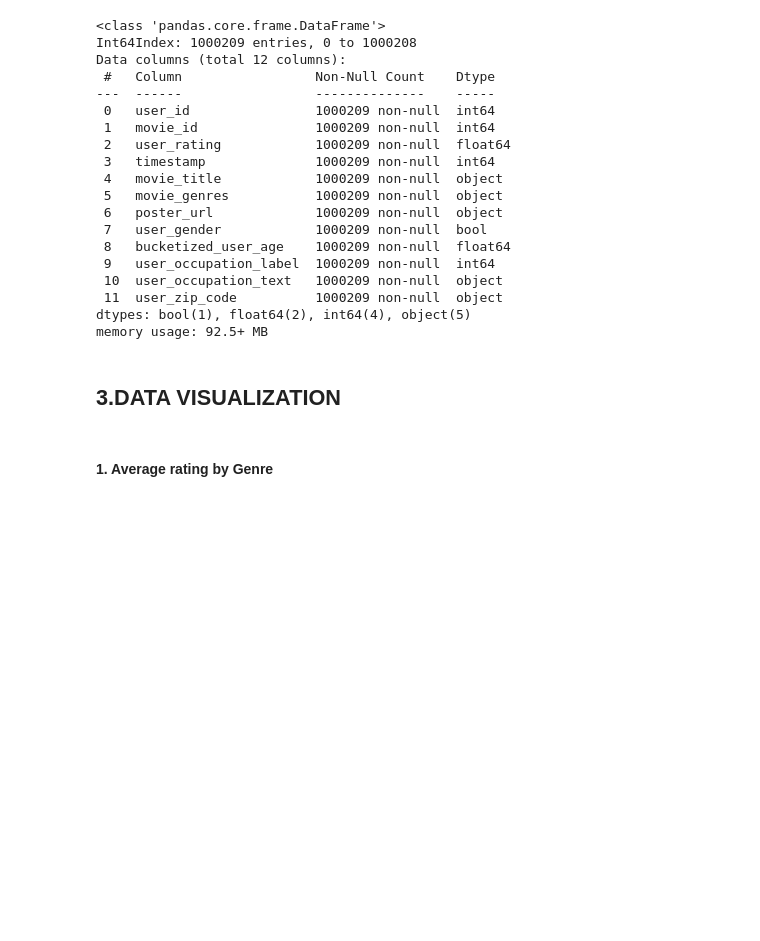
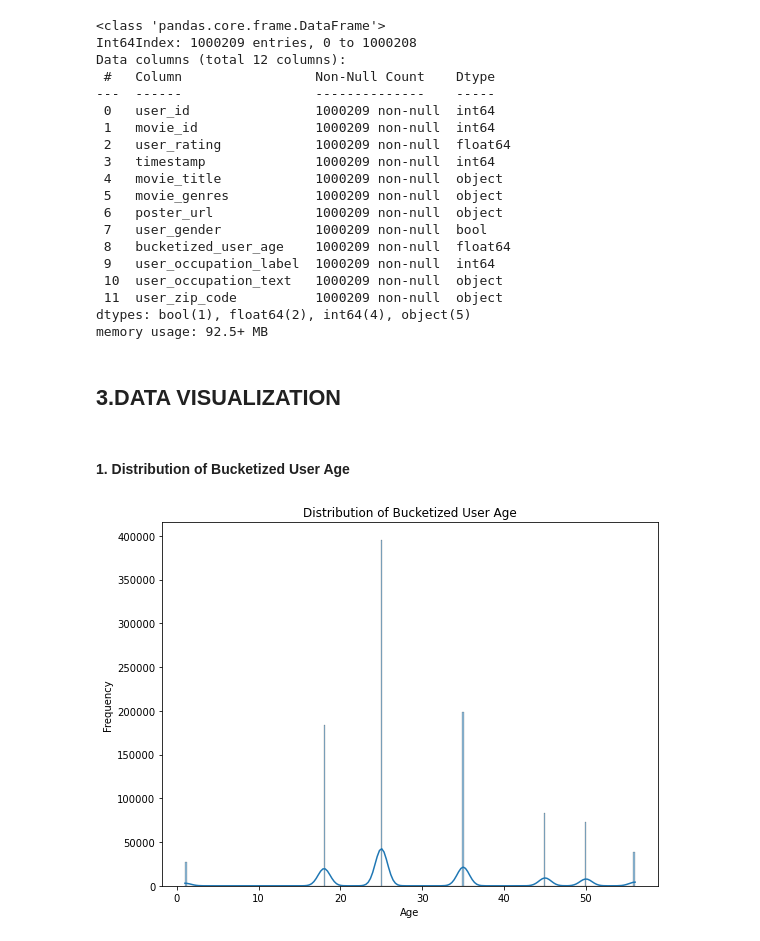
Before and after one commit to FGithaiga/MOVIE_LENS, a Jupyter notebook: index.ipynb, the cells around one changed output. Drawn from its saved outputs; the diff is of its cells as text; code cells hidden in the pictures; blank space fills up the shorter version.

```diff
--- a/index.ipynb
+++ b/index.ipynb
@@ -330,4 +336,15 @@ df_Merged.to_excel("Data/Merged_movies_dataset.xlsx", index=False)
 # %% [markdown]
 ## **3.DATA VISUALIZATION**
 # %% [markdown]
-#### **1. Average rating by Genre**
+#### **1. Distribution of Bucketized User Age**
+# %%
+
+plt.figure(figsize=(8, 6))
+sns.histplot(df_Merged['bucketized_user_age'], kde=True)
+plt.title('Distribution of Bucketized User Age')
+plt.xlabel('Age')
+plt.ylabel('Frequency')
+plt.tight_layout()
+plt.show()
+# %% [output]
+[figure, added]
```
Also changed, not shown: parts of 17 cells of this notebook.
